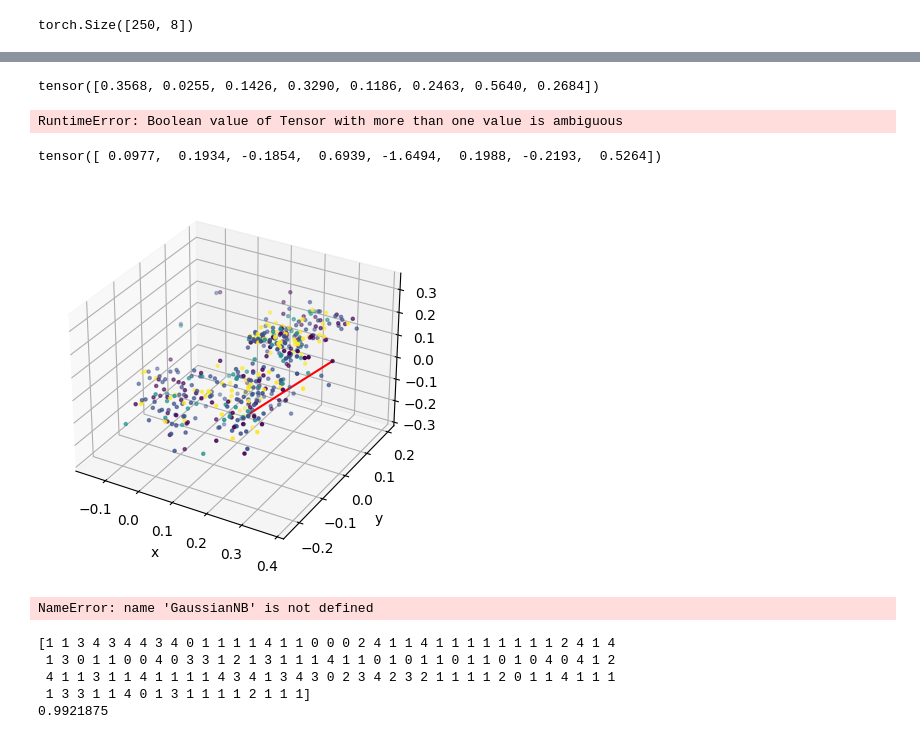
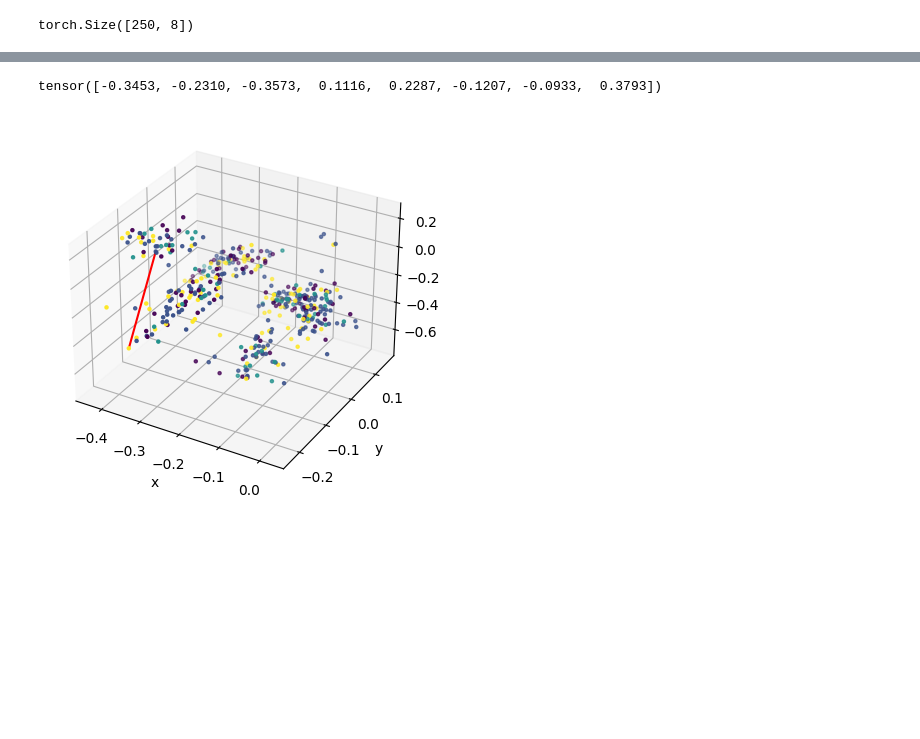
Before and after one commit to StefRodopCodes94/CounterFactual-VAE, a Jupyter notebook: Model/VAE_Microbiome.ipynb, the cells around one changed output, grey strips where cells are left out. Cells and saved outputs as stored; diff of their text form; code cells hidden in the pictures; blank space fills up the shorter version.

```diff
--- a/Model/VAE_Microbiome.ipynb
+++ b/Model/VAE_Microbiome.ipynb
@@ -255,7 +255,7 @@ Epoch: 4965 [0/438 (0%)]        Loss: 34.768692
 torch.save(VAE.state_dict(model), '../Model/vae_one_study2.pth')
 # %%
 #load Model and encode data
-a = VAE.load_state_dict(model, torch.load('vae_one_study2.pth'))
+VAE.load_state_dict(model, torch.load('vae_one_study2.pth'))
 # %%
 # Encode the data into the latent space
 model.eval()
@@ -366,7 +366,7 @@ tensor([[ 0.0987,  0.0567, -0.2355, -0.3114,  0.0844,  0.0343,  0.2172,  0.0629]
 x_cf = counterfactual_optimization(random_point_healthy, latent_space_not_healthy, k=1, num_iters=1000, lr=0.001)
 x_cf
 # %% [output]
-tensor([0.3568, 0.0255, 0.1426, 0.3290, 0.1186, 0.2463, 0.5640, 0.2684])
+tensor([-0.3453, -0.2310, -0.3573,  0.1116,  0.2287, -0.1207, -0.0933,  0.3793])
 # %%
 import torch
 
@@ -480,36 +480,30 @@ y_index = torch.where(torch.all(z == x_cf, dim=1))[0][0].item()
 y_index  = torch.tensor(y_index)
 a = shortest_path(z,random_point_healthy,x_cf)
 a
-# %% [output]
-RuntimeError: Boolean value of Tensor with more than one value is ambiguous
-# %%
-torch.randn(8)
-# %% [output]
-tensor([ 0.0977,  0.1934, -0.1854,  0.6939, -1.6494,  0.1988, -0.2193,  0.5264])
 # %%
 # Assuming x and y are tensors of shape (1, 8) representing random point from class 1 and nearest point in class 2 respectively
 # and z is the full latent space tensor of shape (n_samples, 8)
 
 # Get indices of x and y in z
 x_index = torch.where(torch.all(z == random_point_healthy, dim=1))[0].item()
 y_index = torch.where(torch.all(z == x_cf, dim=1))[0].item()
 
 # Get all indices between x and y in z Using  dijkstra algorith
-line = shortest_path(z,random_point_healthy, x_cf)
+line = Euclidian(z,random_point_healthy, x_cf)
 
 
 # Plot line in 3D
 fig = plt.figure()
 ax = fig.add_subplot(projection='3d')
 ax.plot(line[:, 0], line[:, 1], line[:, 2],color='red')
 # Plot scatter plot
 ax.scatter(z[:, 0], z[:, 1], z[:, 2], c=labels, s=5)
 ax.set_xlabel('x')
 ax.set_ylabel('y')
 ax.set_zlabel('z')
 plt.show()
 # %% [output]
-[figure, old version]
+[figure, new version]
 # %%
 # Load  latent space and label datasets
 
@@ -542,38 +522,0 @@ from sklearn.metrics import accuracy_score
-# %%
-# Split dataset into random train and test subsets:
-train, test, train_labels, test_labels = train_test_split(data, labels, test_size=0.2, random_state=5)
-
-# Initialize classifier:
-gnb = GaussianNB()
-
-# Train the classifier:
-classifier = gnb.fit(train, train_labels)
-# Make predictions with the classifier:
-predictive_labels = gnb.predict(test)
-print(predictive_labels)
-
-# Evaluate label (subsets) accuracy:
-print(accuracy_score(test_labels, predictive_labels))
-# %% [output]
-NameError: name 'GaussianNB' is not defined
-# %%
-# Split dataset into random train and test subsets:
-train, test, train_labels, test_labels = train_test_split(compined, labels, test_size=0.2, random_state=11)
-
-# Initialize classifier:
-gnb = GaussianNB()
-
-# Train the classifier:
-classifier = gnb.fit(train, train_labels)
-# Make predictions with the classifier:
-predictive_labels = gnb.predict(test)
-print(predictive_labels)
-
-# Evaluate label (subsets) accuracy:
-print(accuracy_score(test_labels, predictive_labels))
-# %% [output]
-[1 1 3 4 3 4 4 3 4 0 1 1 1 1 4 1 1 0 0 0 2 4 1 1 4 1 1 1 1 1 1 1 1 2 4 1 4
- 1 3 0 1 1 0 0 4 0 3 3 1 2 1 3 1 1 1 4 1 1 0 1 0 1 1 0 1 1 0 1 0 4 0 4 1 2
- 4 1 1 3 1 1 4 1 1 1 1 4 3 4 1 3 4 3 0 2 3 4 2 3 2 1 1 1 1 2 0 1 1 4 1 1 1
- 1 3 3 1 1 4 0 1 3 1 1 1 1 2 1 1 1]
-0.9921875
```
Also changed, not shown: parts of 5 cells of this notebook.
